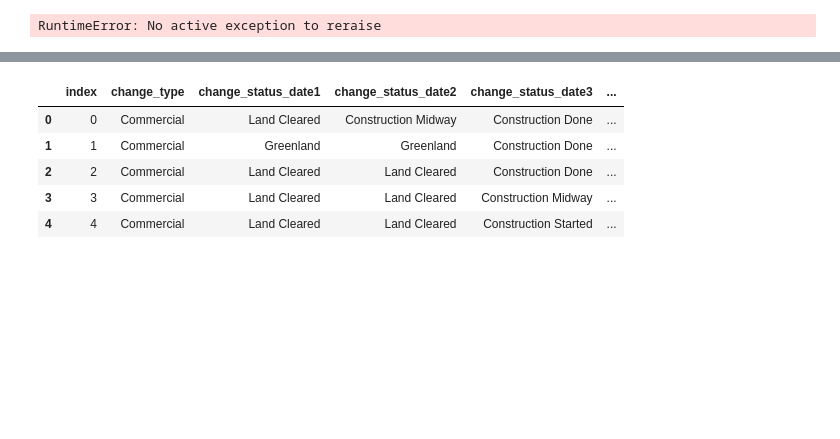
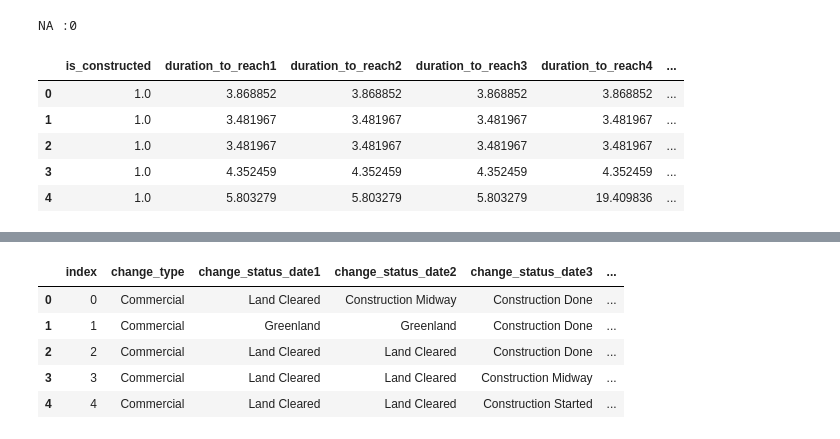
Before and after one commit to maxime7770/ML-Competition, a Jupyter notebook: extract_features_dates.ipynb, the cells around one changed output, grey strips where cells are left out. Drawn from its saved outputs; the diff is of its cells as text; code cells hidden in the pictures; blank space fills up the shorter version.

```diff
--- a/extract_features_dates.ipynb
+++ b/extract_features_dates.ipynb
@@ -49,6 +49,8 @@ df_aug1 = dates2diff(train_df)
 # %%
 change_type_map = {'Demolition': 0, 'Road': 1, 'Residential': 2, 'Commercial': 3, 'Industrial': 4,
                    'Mega Projects': 5}
+
+#Step are strings. Steps in the same tuple are considered similar enough. The order of steps_tuple defines the order of steps in reality.
 steps_tuple = [('Greenland', 'Land Cleared'),
              ('Prior Construction',),
              ('Materials Dumped',),
@@ -81,10 +83,6 @@ def extract_features_date(df):
     n_na_found = 0
     n_na_only_found = 0
     verbose = False
-
-
-    #Step are strings. Steps in the same tuple are considered similar enough. The order of steps_tuple defines the order of steps in reality.
-
 
     int_adv_to_D = [list() for _ in range(N_a)]
     int_adv_to_M = [list() for _ in range(N_a)]
@@ -149,41 +147,43 @@ def extract_features_date(df):
     df_augment = df.apply(lambda row: pd.Series(augment_date(row), index=columns_names), axis=1)
 
     #Fill
     #Features avec des NA remplacés par durées moyennes
     int_adv_to_D = [moy(L) for L in int_adv_to_D]
     int_adv_to_M = [most_freq(L) for L in int_adv_to_M]
     def fill_NA(row):
         global n_na_found
         R = row.copy()
 
         #The last ToCompute values (meaning it was not computed ie advancement hasnt been reached) are given the values None
         for col in ['duration_to_reach' + str(step2av(step[0])) for step in steps_tuple[1:]][::-1]:
             if row[col] == "ToCompute":
-                R[col] = "Unreached"
+                R[col] = None
             else:
                 break
         #The first ToCompute values (meaning for advancement i->i+1, step i hasnt been seen because photos were made after this step) are given the mean values
         for i, col in enumerate(['duration_to_reach' + str(step2av(step[0])) for step in steps_tuple[1:]]):
-            if row[col] == "ToCompute":
+            if row[col] in ("ToCompute", "Unknown"):
                 R[col] = int_adv_to_D[i]
 
-        # for i, col in enumerate(['month_of_advancement' + str(step2av(step[0])) for step in steps_tuple[1:]]):
-        #     if row[col] == "Unknown":
-        #         R[col] = int_adv_to_M[i]
-        #If one column is unknown, which means build is constructed but we have not any time data on it, we fill with mean values.
         return R
 
     df_augment = df_augment.apply(lambda row: pd.Series(fill_NA(row), index=columns_names), axis = 1)
 
 
     print(f"NA :{n_na_found}")
     return df_augment
 
-N_max = 1000000000
+N_max = 100
 df_aug2 = extract_features_date(df_aug1[:N_max])
 df_aug2.head()
 # %% [output]
-RuntimeError: No active exception to reraise
+NA :0
+|  | is_constructed | duration_to_reach1 | duration_to_reach2 | duration_to_reach3 | duration_to_reach4 | ... |
+| 0 | 1.0 | 3.868852 | 3.868852 | 3.868852 | 3.868852 | ... |
+| 1 | 1.0 | 3.481967 | 3.481967 | 3.481967 | 3.481967 | ... |
+| 2 | 1.0 | 3.481967 | 3.481967 | 3.481967 | 3.481967 | ... |
+| 3 | 1.0 | 4.352459 | 4.352459 | 4.352459 | 4.352459 | ... |
+| 4 | 1.0 | 5.803279 | 5.803279 | 5.803279 | 19.409836 | ... |
 # %%
 
 for col in ['duration_to_reach' + str(step2av(step[0])) for step in steps_tuple[1:]]:
```
Also changed, not shown: parts of 1 cell of this notebook.
